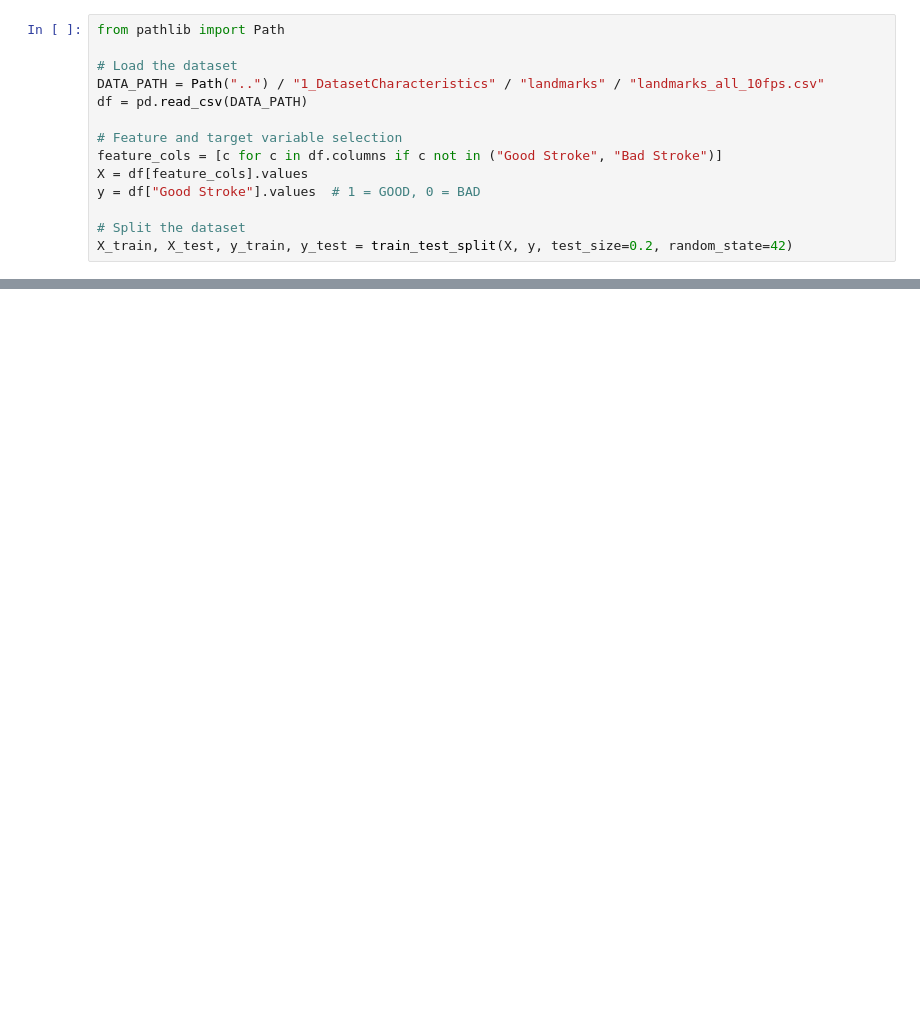
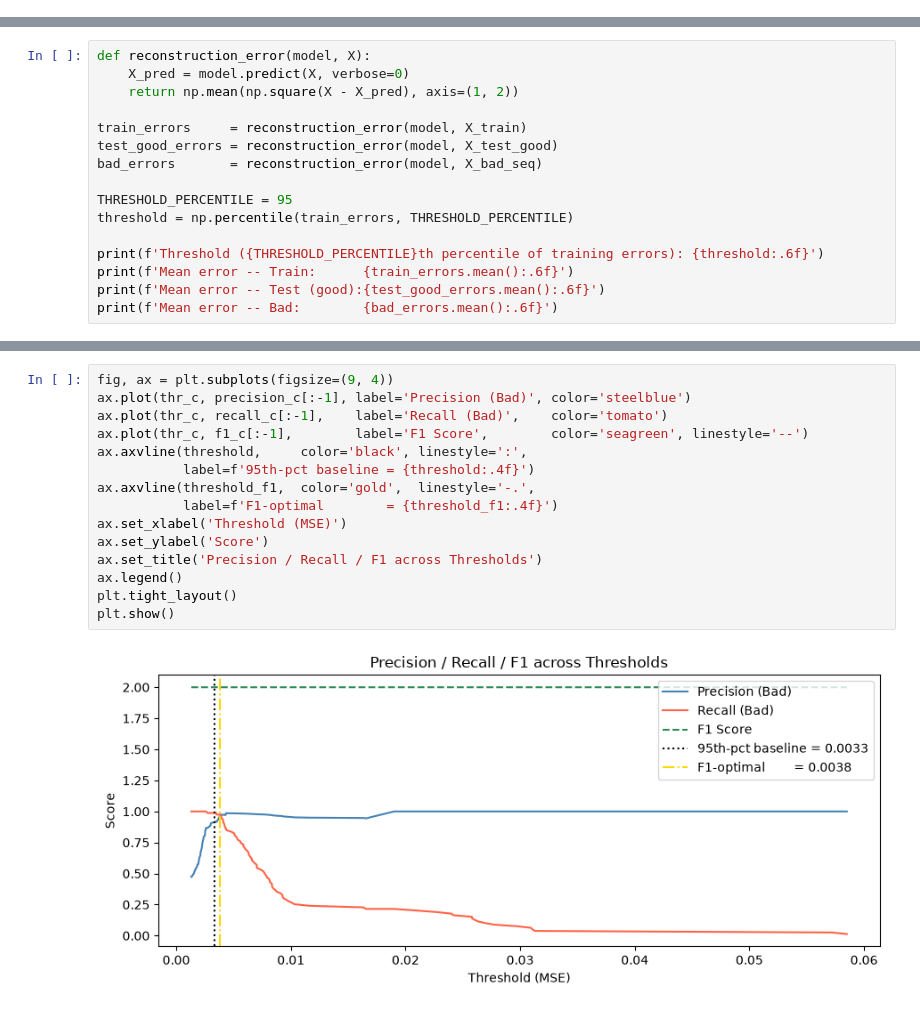
Before and after one commit to clarabri/ML-project, a Jupyter notebook: 3_Model/model_definition_evaluation.ipynb, the cells around one changed output, grey strips where cells are left out. Saved outputs shown, nothing was run; the diff lists cells and outputs as text; blank space fills up the shorter version.

Commit message:
model-readme-complete

```diff
--- a/3_Model/model_definition_evaluation.ipynb
+++ b/3_Model/model_definition_evaluation.ipynb
@@ -25,14 +0,0 @@ from sklearn.metrics import accuracy_score, mean_squared_error, classification_r
-# %%
-from pathlib import Path
-
-# Load the dataset
-DATA_PATH = Path("..") / "1_DatasetCharacteristics" / "landmarks" / "landmarks_all_10fps.csv"
-df = pd.read_csv(DATA_PATH)
-
-# Feature and target variable selection
-feature_cols = [c for c in df.columns if c not in ("Good Stroke", "Bad Stroke")]
-X = df[feature_cols].values
-y = df["Good Stroke"].values  # 1 = GOOD, 0 = BAD
-
-# Split the dataset
-X_train, X_test, y_train, y_test = train_test_split(X, y, test_size=0.2, random_state=42)
@@ -78,0 +341,16 @@ X_train, X_test, y_train, y_test = train_test_split(X, y, test_size=0.2, random_
+# %%
+def reconstruction_error(model, X):
+    X_pred = model.predict(X, verbose=0)
+    return np.mean(np.square(X - X_pred), axis=(1, 2))
+
+train_errors     = reconstruction_error(model, X_train)
+test_good_errors = reconstruction_error(model, X_test_good)
+bad_errors       = reconstruction_error(model, X_bad_seq)
+
+THRESHOLD_PERCENTILE = 95
+threshold = np.percentile(train_errors, THRESHOLD_PERCENTILE)
+
+print(f'Threshold ({THRESHOLD_PERCENTILE}th percentile of training errors): {threshold:.6f}')
+print(f'Mean error -- Train:      {train_errors.mean():.6f}')
+print(f'Mean error -- Test (good):{test_good_errors.mean():.6f}')
+print(f'Mean error -- Bad:        {bad_errors.mean():.6f}')
@@ -78,0 +452,17 @@ X_train, X_test, y_train, y_test = train_test_split(X, y, test_size=0.2, random_
+# %%
+fig, ax = plt.subplots(figsize=(9, 4))
+ax.plot(thr_c, precision_c[:-1], label='Precision (Bad)', color='steelblue')
+ax.plot(thr_c, recall_c[:-1],    label='Recall (Bad)',    color='tomato')
+ax.plot(thr_c, f1_c[:-1],        label='F1 Score',        color='seagreen', linestyle='--')
+ax.axvline(threshold,     color='black', linestyle=':',
+           label=f'95th-pct baseline = {threshold:.4f}')
+ax.axvline(threshold_f1,  color='gold',  linestyle='-.',
+           label=f'F1-optimal        = {threshold_f1:.4f}')
+ax.set_xlabel('Threshold (MSE)')
+ax.set_ylabel('Score')
+ax.set_title('Precision / Recall / F1 across Thresholds')
+ax.legend()
+plt.tight_layout()
+plt.show()
+# %% [output]
+[figure, added]
```
Also changed, not shown: parts of 48 cells of this notebook, 19 other files.
